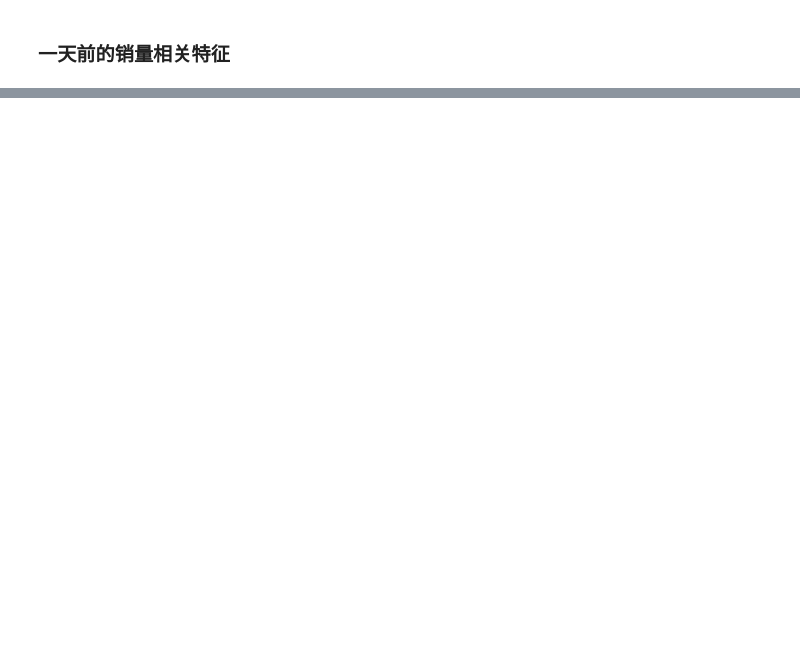
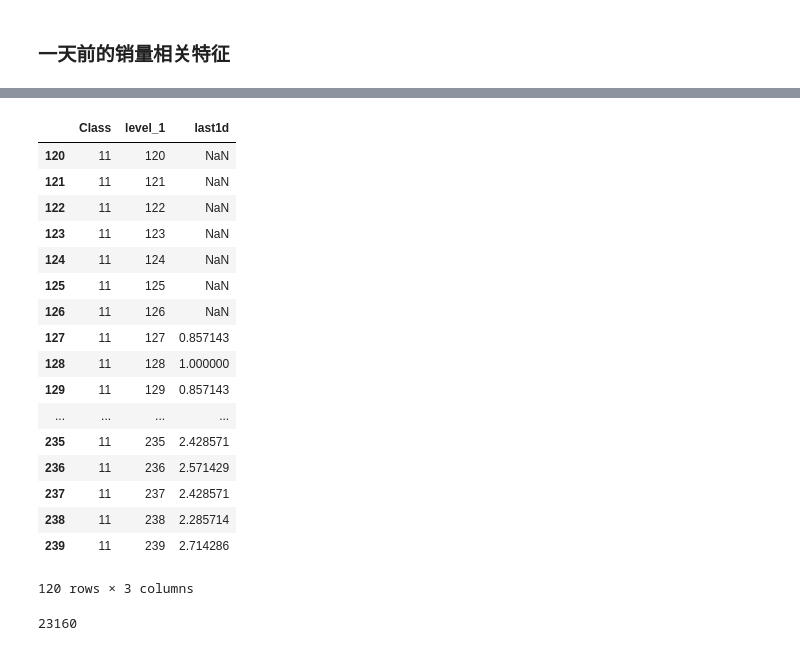
Before and after one commit to dereksjtu/MachineLearning_Matches, a Jupyter notebook: supermarket/prj/code/FeatureEngineering_supemarket_2.ipynb, the cells around one changed output, grey strips where cells are left out. Saved outputs shown, nothing was run; the diff lists cells and outputs as text; code cells hidden in the pictures; blank space fills up the shorter version.

```diff
--- a/supermarket/prj/code/FeatureEngineering_supemarket_2.ipynb
+++ b/supermarket/prj/code/FeatureEngineering_supemarket_2.ipynb
@@ -120,0 +392,78 @@ lastWeeksSaleCount_mean
+# %%
+roll7_mean[roll7_mean['Class'] == 11]
+# %% [output]
+|  | Class | level_1 | last1d |
+| 120 | 11 | 120 | NaN |
+| 121 | 11 | 121 | NaN |
+| 122 | 11 | 122 | NaN |
+| 123 | 11 | 123 | NaN |
+| 124 | 11 | 124 | NaN |
+| 125 | 11 | 125 | NaN |
+| 126 | 11 | 126 | NaN |
+| 127 | 11 | 127 | 0.857143 |
+| 128 | 11 | 128 | 1.000000 |
+| 129 | 11 | 129 | 0.857143 |
+| ... | ... | ... | ... |
+| 235 | 11 | 235 | 2.428571 |
+| 236 | 11 | 236 | 2.571429 |
+| 237 | 11 | 237 | 2.428571 |
+| 238 | 11 | 238 | 2.285714 |
+| 239 | 11 | 239 | 2.714286 |
+120 rows × 3 columns
+# %%
+l_7_mean=[]
+l_7_sum=[]
+l_7_std=[]
+l_7_median = []
+l_7_max = []
+l_7_min = []
+l_14_mean=[]
+l_14_sum=[]
+l_14_std=[]
+l_14_median = []
+l_14_max = []
+l_14_min = []
+l_21_mean=[]
+l_21_sum=[]
+l_21_std=[]
+l_21_median = []
+l_21_max = []
+l_21_min = []
+l_28_mean=[]
+l_28_sum=[]
+l_28_std=[]
+l_28_median = []
+l_28_max = []
+l_28_min = []
+for i in range(0,len(coord['last1d'])):
+    l_7_mean.append(coord['last1d'][i:7+i].mean())
+    l_7_sum.append(coord['last1d'][i:7+i].sum())
+    l_7_std.append(coord['last1d'][i:7+i].std())
+    l_7_median.append(coord['last1d'][i:7+i].median())
+    l_7_max.append(coord['last1d'][i:7+i].max())
+    l_7_min.append(coord['last1d'][i:7+i].min())
+
+    l_14_mean.append(coord['last1d'][i:14+i].mean())
+    l_14_sum.append(coord['last1d'][i:14+i].sum())
+    l_14_std.append(coord['last1d'][i:14+i].std())
+    l_14_median.append(coord['last1d'][i:14+i].median())
+    l_14_max.append(coord['last1d'][i:14+i].max())
+    l_14_min.append(coord['last1d'][i:14+i].min())
+
+    l_21_mean.append(coord['last1d'][i:21+i].mean())
+    l_21_sum.append(coord['last1d'][i:21+i].sum())
+    l_21_std.append(coord['last1d'][i:21+i].std())
+    l_21_median.append(coord['last1d'][i:21+i].median())
+    l_21_max.append(coord['last1d'][i:21+i].max())
+    l_21_min.append(coord['last1d'][i:21+i].min())
+
+    l_28_mean.append(coord['last1d'][i:28+i].mean())
+    l_28_sum.append(coord['last1d'][i:28+i].sum())
+    l_28_std.append(coord['last1d'][i:28+i].std())
+    l_28_median.append(coord['last1d'][i:28+i].median())
+    l_28_max.append(coord['last1d'][i:28+i].max())
+    l_28_min.append(coord['last1d'][i:28+i].min())
+l_7_mean = np.array(l_mean)
+len(l)
+# %% [output]
+23160
```
Also changed, not shown: parts of 5 cells of this notebook, 6 other files.
